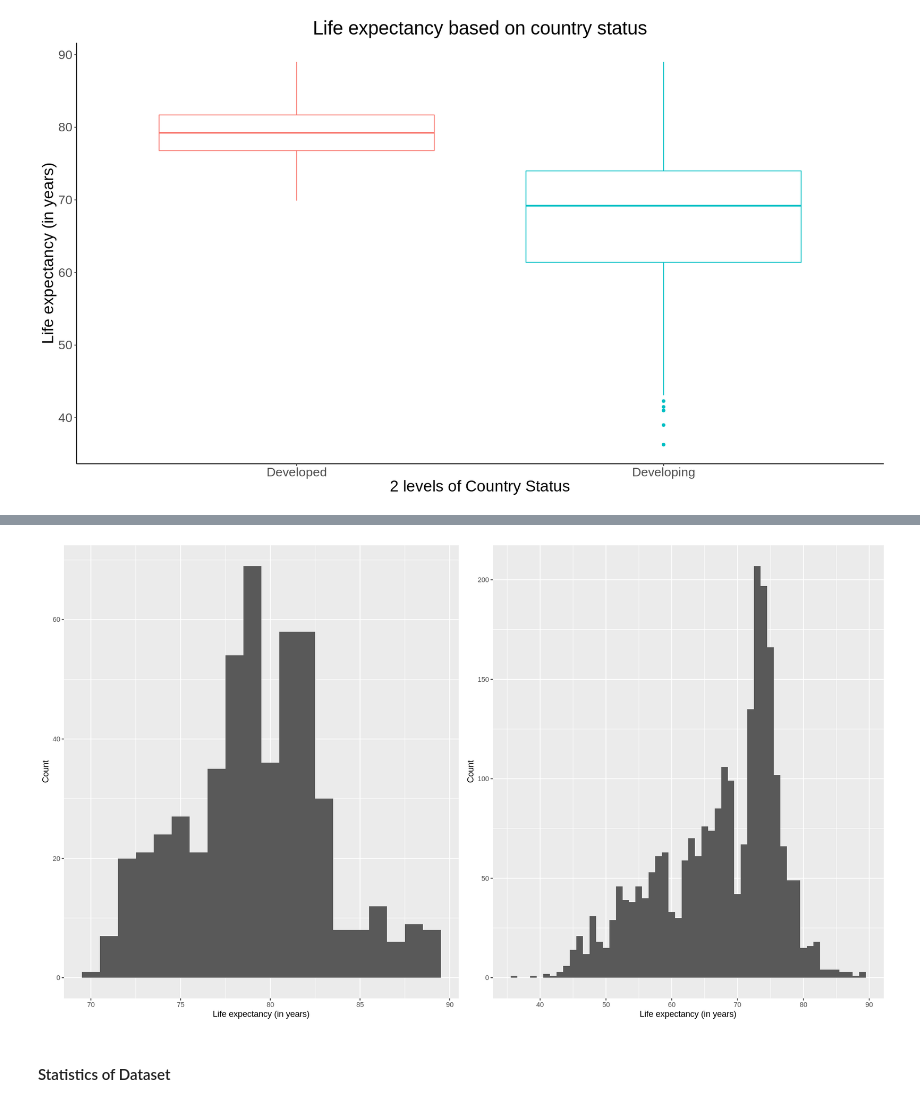
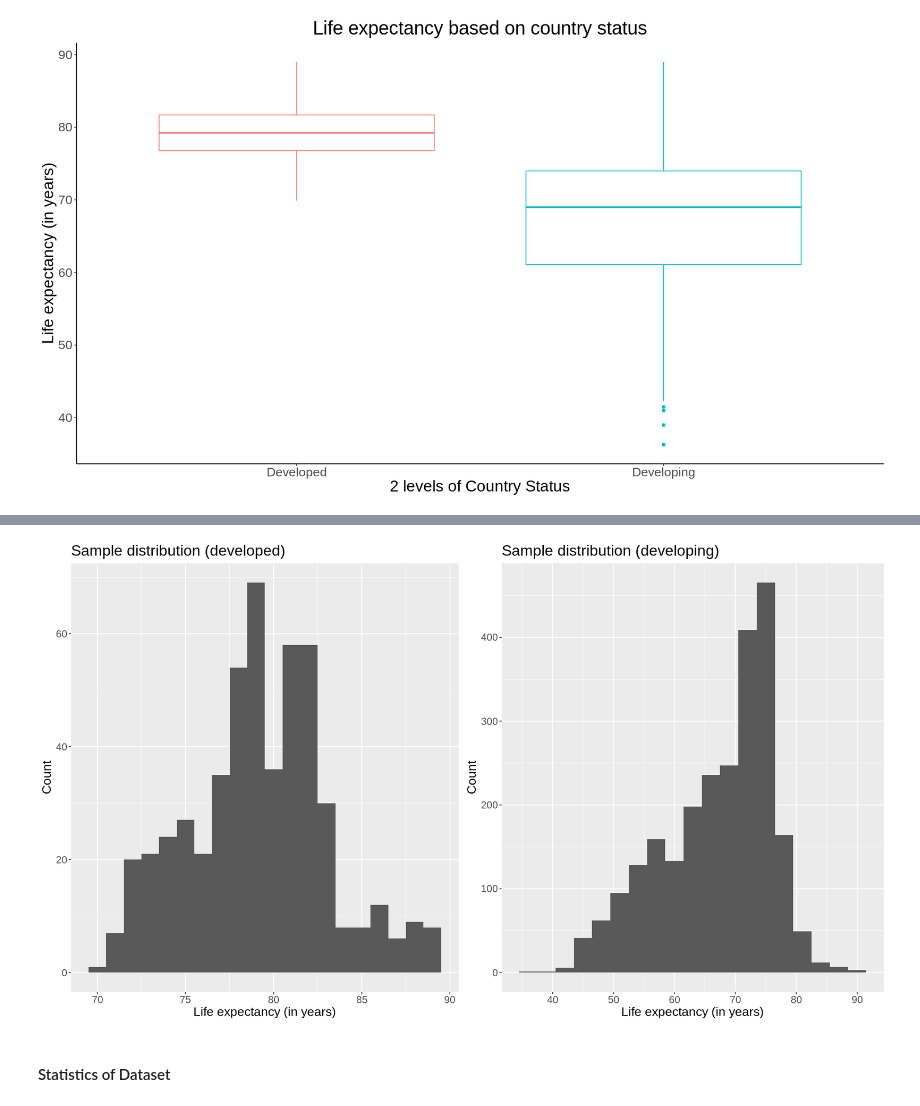
Before and after one commit to eahn01/stat201-group25, a Jupyter notebook: Final project_latest.Aug.9_7pm.ipynb, the cells around one changed output, grey strips where cells are left out. Saved outputs shown, nothing was run; the diff lists cells and outputs as text; code cells hidden in the pictures.

```diff
--- a/Final project_latest.Aug.9_7pm.ipynb
+++ b/Final project_latest.Aug.9_7pm.ipynb
@@ -50,9 +50,8 @@ The original data frame is in tidy format, so we only need to select the relevan
 # %%
 # Dataframe of developing countries and developed countries, with columns needed, N/A removed.
 
-life <- life_expectancy_df%>%
+life_tidy <- life_expectancy_df%>%
                  filter(!is.na(Life.expectancy))%>%
-                 filter(!is.na(BMI))%>%
                  select(Country,Year,Status, Life.expectancy)
 # %% [markdown]
 #### Final dataframe
@@ -172,10 +155,10 @@ Figure 3:.....
 # %%
 #Divide the dataset into 2 categories
 
-life_developed<-life %>%
+life_developed<-life_tidy %>%
              filter(Status=="Developed")
 
-life_developing<-life %>%
+life_developing<-life_tidy %>%
              filter(Status=="Developing")
 
 head(life_developed)
@@ -183,7 +166,10 @@ head(life_developing)
 
 # Calculate the quantiles for each category
 
+print("Quantile for developed")
 quantile(life_developed$Life.expectancy)
+
+print("Quantile for developing")
 quantile(life_developing$Life.expectancy)
 # %% [output]
 A data.frame: 6 × 4
@@ -211,21 +199,26 @@ A data.frame: 6 × 4
 # %%
 # The sample distribution for each country status
 
 developed_sample_dis<-life_developed%>%
              ggplot(aes(x = Life.expectancy)) +
              geom_histogram(binwidth = 1) +
              xlab("Life expectancy (in years)") +
-             ylab("Count")
+             ylab("Count") +
+             ggtitle("Sample distribution (developed)") +
+             theme(text=element_text(size=16))
+
 
 developing_sample_dis<-life_developing%>%
              ggplot(aes(x = Life.expectancy)) +
-             geom_histogram(binwidth = 1) +
+             geom_histogram(binwidth = 3) +
              xlab("Life expectancy (in years)") +
-             ylab("Count")
+             ylab("Count") +
+             ggtitle("Sample distribution (developing)") +
+             theme(text=element_text(size=16))
 
 plot_grid(developed_sample_dis,developing_sample_dis)
 # %% [output]
-[figure, old version]
+[figure, new version]
 # %% [markdown]
 #### Statistics of Dataset
 # %%
```
Also changed, not shown: parts of 29 cells of this notebook.
